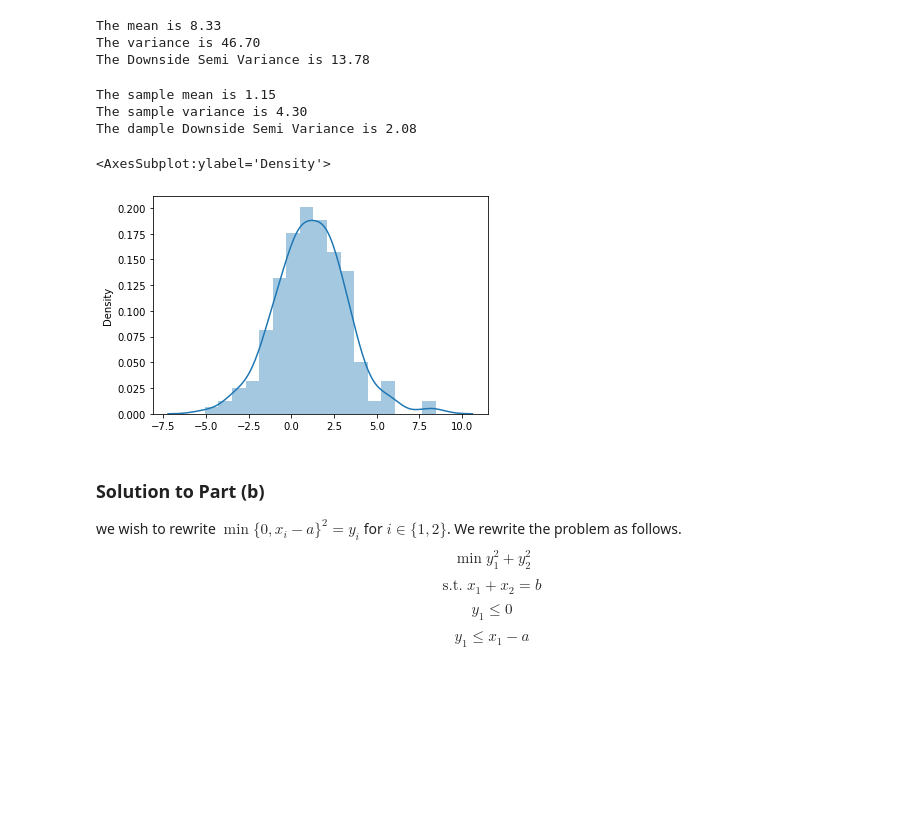
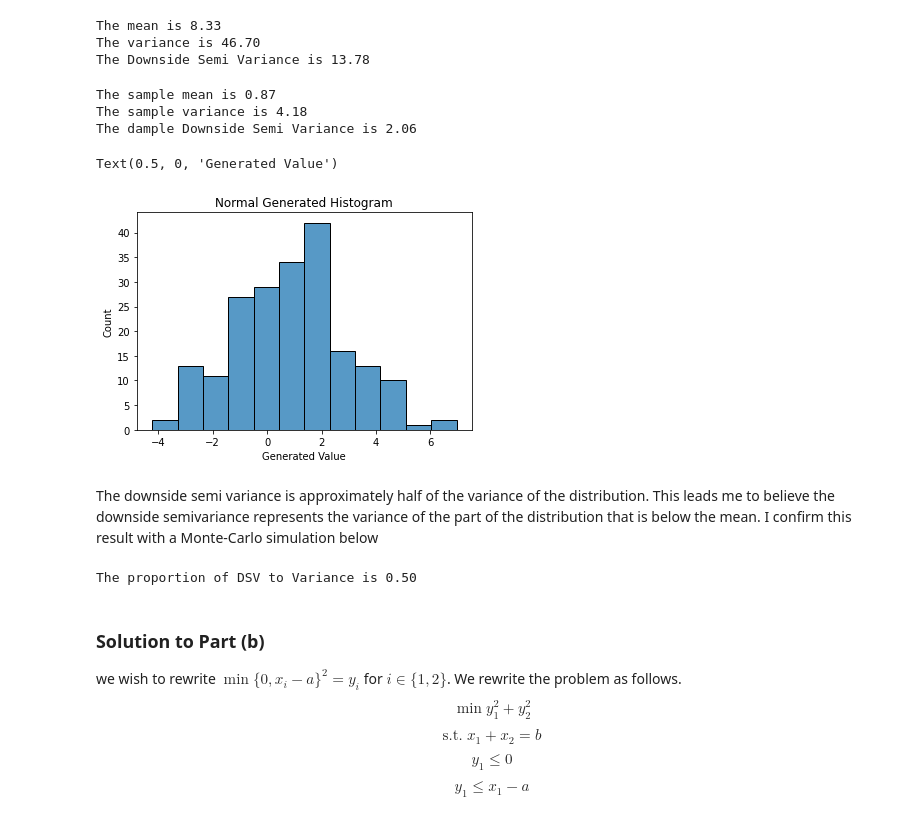
Before and after one commit to jdean53/GeneralWork, a Jupyter notebook: FinOps/HW3.ipynb, the cells around one changed output. Cells and saved outputs as stored; diff of their text form; code cells hidden in the pictures; blank space fills up the shorter version.

```diff
--- a/FinOps/HW3.ipynb
+++ b/FinOps/HW3.ipynb
@@ -186,32 +190,50 @@ The Downside Semi Variance is 13.78
 # %%
 '''
 Produce data
 '''
 mu=1
 sigma=2
 normals = mu + sigma*np.random.randn(200)
 
 '''
 Calculate Fields
 '''
 norm_mu = np.mean(normals)
 norm_var = np.var(normals)
 norm_dsv = downside_semi_variance(normals)
 
 '''
 print values
 '''
 print('The sample mean is {:.2f}'.format(norm_mu))
 print('The sample variance is {:.2f}'.format(norm_var))
 print('The dample Downside Semi Variance is {:.2f}'.format(norm_dsv))
 
-sns.distplot(normals)
+sns.histplot(normals)
+plt.title('Normal Generated Histogram')
+plt.xlabel('Generated Value')
 # %% [output]
-The sample mean is 1.15
-The sample variance is 4.30
-The dample Downside Semi Variance is 2.08
+The sample mean is 0.87
+The sample variance is 4.18
+The dample Downside Semi Variance is 2.06
-<AxesSubplot:ylabel='Density'>
+Text(0.5, 0, 'Generated Value')
-[figure, old version]
+[figure, new version]
+# %% [markdown]
+The downside semi variance is approximately half of the variance of the distribution.  This leads me to believe the downside semivariance represents the variance of the part of the distribution that is below the mean.  I confirm this result with a Monte-Carlo simulation below
+# %%
+stat_list=[]
+for i in range(10000):
+    mu=1
+    sigma=2
+    normals = mu + sigma*np.random.randn(200)
+    stat =  [np.mean(normals), np.var(normals), downside_semi_variance(normals)]
+    stat_list.append(stat)
+
+mc_df = pd.DataFrame(stat_list, columns =['mean','variance','dsv'])
+averages = dict(mc_df.mean())
+print('The proportion of DSV to Variance is {:.2f}'.format(averages['dsv'] / averages['variance']))
+# %% [output]
+The proportion of DSV to Variance is 0.50
 # %% [markdown]
 ### Solution to Part (b)
 we wish to rewrite $\min\{0,x_i-a\}^2=y_i$ for $i\in\{1,2\}$.  We rewrite the problem as follows.
```
Also changed, not shown: parts of 15 cells of this notebook, 1 other file.
